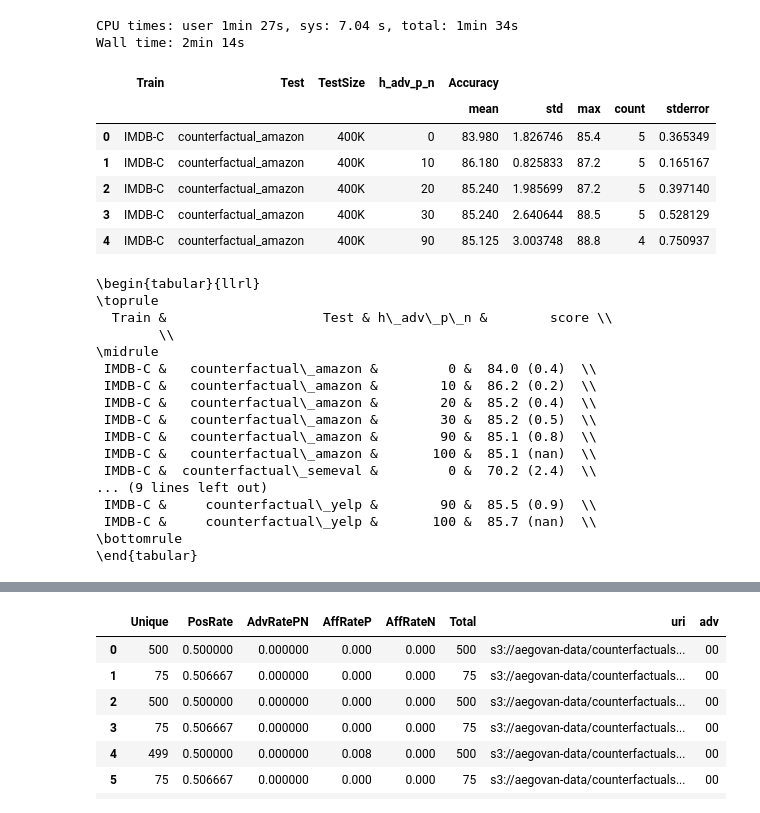
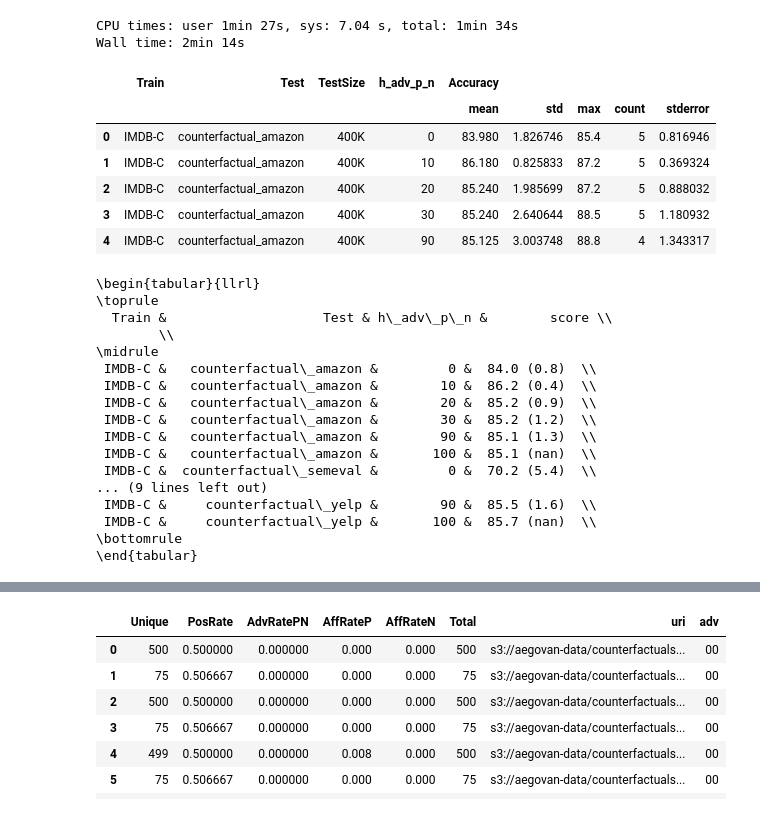
Before and after one commit to elangovana/large-scale-ptm-ppi, a Jupyter notebook: notebooks/counterfactual_prediction_analysis.ipynb, the cells around one changed output, grey strips where cells are left out. Saved outputs shown, nothing was run; the diff lists cells and outputs as text; code cells hidden in the pictures.

Commit message:
Update for 4H Imdb -C

```diff
--- a/notebooks/counterfactual_prediction_analysis.ipynb
+++ b/notebooks/counterfactual_prediction_analysis.ipynb
@@ -274,20 +274,22 @@ df_scores = consolidate_result(result)
 CPU times: user 1min 27s, sys: 7.04 s, total: 1min 34s
 Wall time: 2min 14s
 # %%
+import math
+
 df_display = df_scores.groupby([ "Train", "Test", "TestSize", "h_adv_p_n"])\
     [["Accuracy"]]\
     .agg(("mean", "std", "max","count" )).reset_index()
 
-df_display[("Accuracy","stderror")] = df_display[("Accuracy","std")].div(df_display[("Accuracy","count")])
+df_display[("Accuracy","stderror")] = df_display[("Accuracy","std")].div(math.sqrt(df_display[("Accuracy","count")].iloc[0]))
 df_display.head()
 # %% [output]
 |  | Train | Test | TestSize | h_adv_p_n | Accuracy |  |  |  |  |
 |  |  |  |  |  | mean | std | max | count | stderror |
-| 0 | IMDB-C | counterfactual_amazon | 400K | 0 | 83.980 | 1.826746 | 85.4 | 5 | 0.365349 |
-| 1 | IMDB-C | counterfactual_amazon | 400K | 10 | 86.180 | 0.825833 | 87.2 | 5 | 0.165167 |
-| 2 | IMDB-C | counterfactual_amazon | 400K | 20 | 85.240 | 1.985699 | 87.2 | 5 | 0.397140 |
-| 3 | IMDB-C | counterfactual_amazon | 400K | 30 | 85.240 | 2.640644 | 88.5 | 5 | 0.528129 |
-| 4 | IMDB-C | counterfactual_amazon | 400K | 90 | 85.125 | 3.003748 | 88.8 | 4 | 0.750937 |
+| 0 | IMDB-C | counterfactual_amazon | 400K | 0 | 83.980 | 1.826746 | 85.4 | 5 | 0.816946 |
+| 1 | IMDB-C | counterfactual_amazon | 400K | 10 | 86.180 | 0.825833 | 87.2 | 5 | 0.369324 |
+| 2 | IMDB-C | counterfactual_amazon | 400K | 20 | 85.240 | 1.985699 | 87.2 | 5 | 0.888032 |
+| 3 | IMDB-C | counterfactual_amazon | 400K | 30 | 85.240 | 2.640644 | 88.5 | 5 | 1.180932 |
+| 4 | IMDB-C | counterfactual_amazon | 400K | 90 | 85.125 | 3.003748 | 88.8 | 4 | 1.343317 |
 # %%
 df_display["score"] = df_display["Accuracy"].apply(lambda x: "{:2.1f} ({:3.1f}) ".format( round(x[0],1), round(x[4],1) ), axis=1)
 print(df_display[[ "Train", "Test",  "h_adv_p_n", "score"]].to_latex(index = False))
@@ -297,15 +299,15 @@ print(df_display[[ "Train", "Test",  "h_adv_p_n", "score"]].to_latex(index = Fal
   Train &                    Test & h\_adv\_p\_n &        score \\
         \\
 \midrule
- IMDB-C &   counterfactual\_amazon &         0 &  84.0 (0.4)  \\
- IMDB-C &   counterfactual\_amazon &        10 &  86.2 (0.2)  \\
- IMDB-C &   counterfactual\_amazon &        20 &  85.2 (0.4)  \\
- IMDB-C &   counterfactual\_amazon &        30 &  85.2 (0.5)  \\
- IMDB-C &   counterfactual\_amazon &        90 &  85.1 (0.8)  \\
+ IMDB-C &   counterfactual\_amazon &         0 &  84.0 (0.8)  \\
+ IMDB-C &   counterfactual\_amazon &        10 &  86.2 (0.4)  \\
+ IMDB-C &   counterfactual\_amazon &        20 &  85.2 (0.9)  \\
+ IMDB-C &   counterfactual\_amazon &        30 &  85.2 (1.2)  \\
+ IMDB-C &   counterfactual\_amazon &        90 &  85.1 (1.3)  \\
  IMDB-C &   counterfactual\_amazon &       100 &  85.1 (nan)  \\
- IMDB-C &  counterfactual\_semeval &         0 &  70.2 (2.4)  \\
+ IMDB-C &  counterfactual\_semeval &         0 &  70.2 (5.4)  \\
 ... (9 lines left out)
- IMDB-C &     counterfactual\_yelp &        90 &  85.5 (0.9)  \\
+ IMDB-C &     counterfactual\_yelp &        90 &  85.5 (1.6)  \\
  IMDB-C &     counterfactual\_yelp &       100 &  85.7 (nan)  \\
 \bottomrule
 \end{tabular}
```
Also changed, not shown: parts of 1 cell of this notebook.
